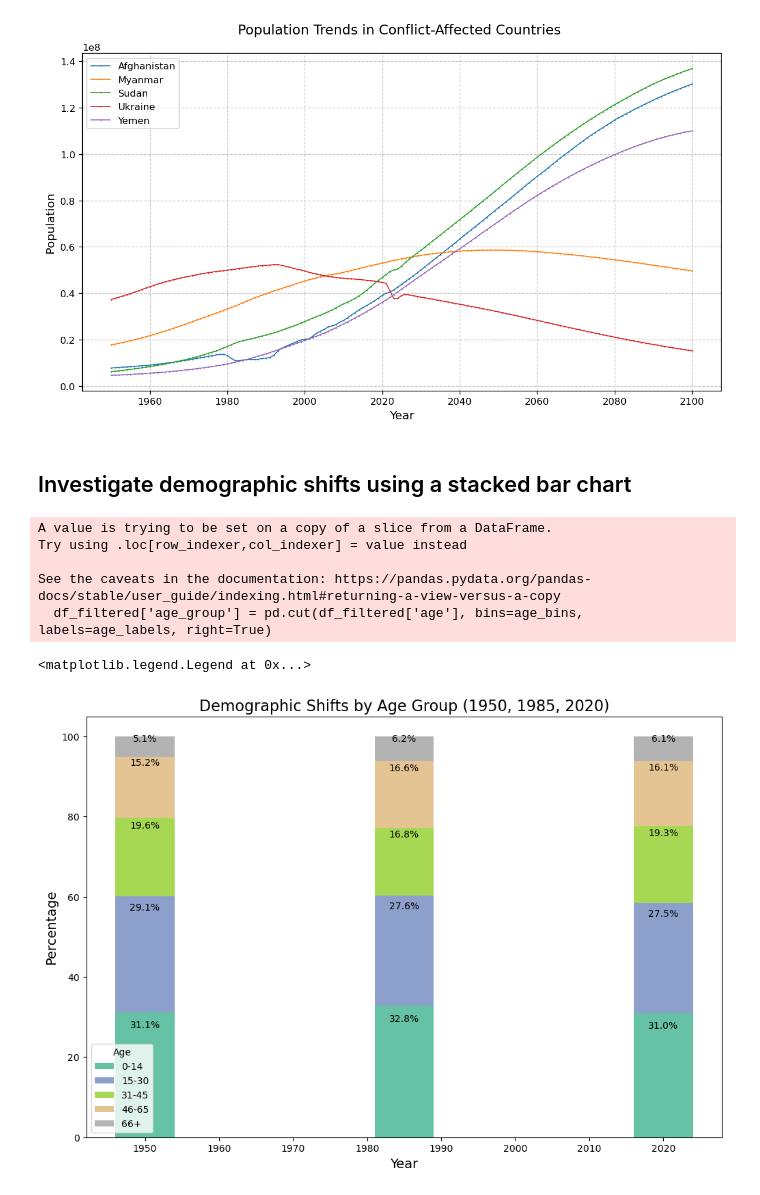
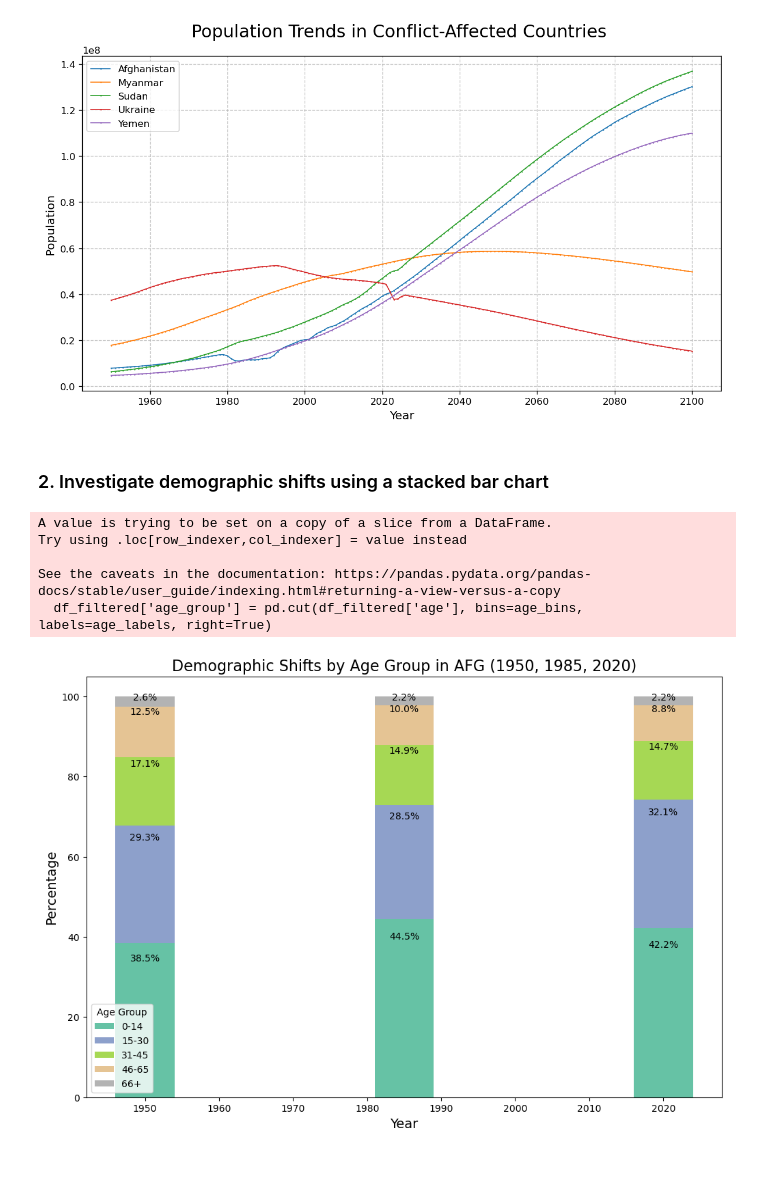
Before and after one commit to UCSF-DataSci/07-visualization-anya-decarlo, a Jupyter notebook: visualization.ipynb, the cells around one changed output. Saved outputs shown, nothing was run; the diff lists cells and outputs as text; code cells hidden in the pictures; blank space fills up the shorter version.

```diff
--- a/visualization.ipynb
+++ b/visualization.ipynb
@@ -35,11 +31,11 @@ df = pd.concat([data["afg"], data["mmr"], data["sdn"], data["ukr"], data["yem"]]
 # %%
-#Aggregate country populations
+# Aggregate country populations
 population_country_year = df.groupby(['country','year'])['population'].sum().reset_index()
 
-#Create figure and axis
+# Create figure and axis
 plt.figure(figsize=(10,6),dpi=120)
 
-#Create line plot
+# Create line plot
 for country in population_country_year['country'].unique():
     country_data = population_country_year[population_country_year['country'] == country]
     plt.plot(
@@ -52,7 +48,7 @@ for country in population_country_year['country'].unique():
         label=country_name_map[country])
 
 # Customize the plot
-plt.title('Population Trends in Conflict-Affected Countries ', fontsize=14, pad=20)
+plt.title('Population Trends in Conflict-Affected Countries ', fontsize=18, pad=20)
 plt.xlabel('Year', fontsize=12)
 plt.ylabel('Population', fontsize=12)
 plt.grid(True, linestyle='--', alpha=0.7)
@@ -64,18 +60,24 @@ plt.legend(fontsize=10)
 plt.tight_layout()
 plt.show()
 # %% [output]
-[figure, old version]
+[figure, new version]
 # %% [markdown]
-## Investigate demographic shifts using a stacked bar chart
+### 2. Investigate demographic shifts using a stacked bar chart
 # %%
+# Concatenate all data into a single DataFrame
+df = pd.concat(data.values(), ignore_index=True)
+
+# Select one country to focus on (e.g., Afghanistan)
+country_of_interest = 'afg'
+df_country = df[df['country'] == country_of_interest]
 
 # Define age bins and corresponding labels
 age_bins = [0, 14, 30, 45, 65, 150]
 age_labels = ['0-14', '15-30', '31-45', '46-65', '66+']
 
-# Filter data by years 1950, 1985, and 2020
+# Filter data by the years of interest: 1950, 1985, and 2020
 years_of_interest = [1950, 1985, 2020]
-df_filtered = df[df['year'].isin(years_of_interest)]
+df_filtered = df_country[df_country['year'].isin(years_of_interest)]
 
 # Create an 'age_group' column by binning the 'age' column
 df_filtered['age_group'] = pd.cut(df_filtered['age'], bins=age_bins, labels=age_labels, right=True)
@@ -83,40 +85,42 @@ df_filtered['age_group'] = pd.cut(df_filtered['age'], bins=age_bins, labels=age_
 # Group data by year and age group, summing the population for each group
 grouped_data = df_filtered.groupby(['year', 'age_group'])['population'].sum().unstack().fillna(0)
 
-# Calculate percentage for each age group
+# Calculate percentage for each age group within each year
 grouped_percentage = grouped_data.div(grouped_data.sum(axis=1), axis=0) * 100
 
 # Plot with Set2 colormap
-fig, ax = plt.subplots(figsize=(12, 8))  # Larger figure size for thicker bars
+fig, ax = plt.subplots(figsize=(12, 8))
 colors = plt.cm.Set2(np.linspace(0, 1, len(age_labels)))
 bar_width = 8.0
 
-# Iterate over the age groups and plot each as a bar
+# Plot each age group as a stacked bar
 bottom = np.zeros(len(grouped_percentage))
 for idx, age_group in enumerate(grouped_percentage.columns):
     ax.bar(grouped_percentage.index, grouped_percentage[age_group],
            width=bar_width, bottom=bottom, color=colors[idx], label=age_group)
     bottom += grouped_percentage[age_group]
 
-# Add text annotations for percentages closer to the bars
+# Add annotations for percentages above the bars
 for year_idx, row in grouped_percentage.iterrows():
     cumulative = 0
     for age_group, value in row.items():
-        if value > 5:
+        if value > 0:
             ax.text(year_idx, cumulative + value - (value * 0.1),
                     f'{value:.1f}%', ha='center', va='center', fontsize=10, color='black')
         cumulative += value
 
-# Add labels, title, and legend
+# Set labels, title, and legend
 ax.set_xlabel('Year', fontsize=14)
 ax.set_ylabel('Percentage', fontsize=14)
-ax.set_title('Demographic Shifts by Age Group (1950, 1985, 2020)', fontsize=16)
-ax.legend(title='Age')
+ax.set_title(f'Demographic Shifts by Age Group in {country_of_interest.upper()} (1950, 1985, 2020)', fontsize=16)
+ax.legend(title='Age Group')
+
+# Display the plot
+plt.show()
 # %% [output]
 A value is trying to be set on a copy of a slice from a DataFrame.
 Try using .loc[row_indexer,col_indexer] = value instead
 
 See the caveats in the documentation: https://pandas.pydata.org/pandas-docs/stable/user_guide/indexing.html#returning-a-view-versus-a-copy
   df_filtered['age_group'] = pd.cut(df_filtered['age'], bins=age_bins, labels=age_labels, right=True)
-<matplotlib.legend.Legend at 0x...>
-[figure, old version]
+[figure, new version]
```
Also changed, not shown: parts of 14 cells of this notebook.
